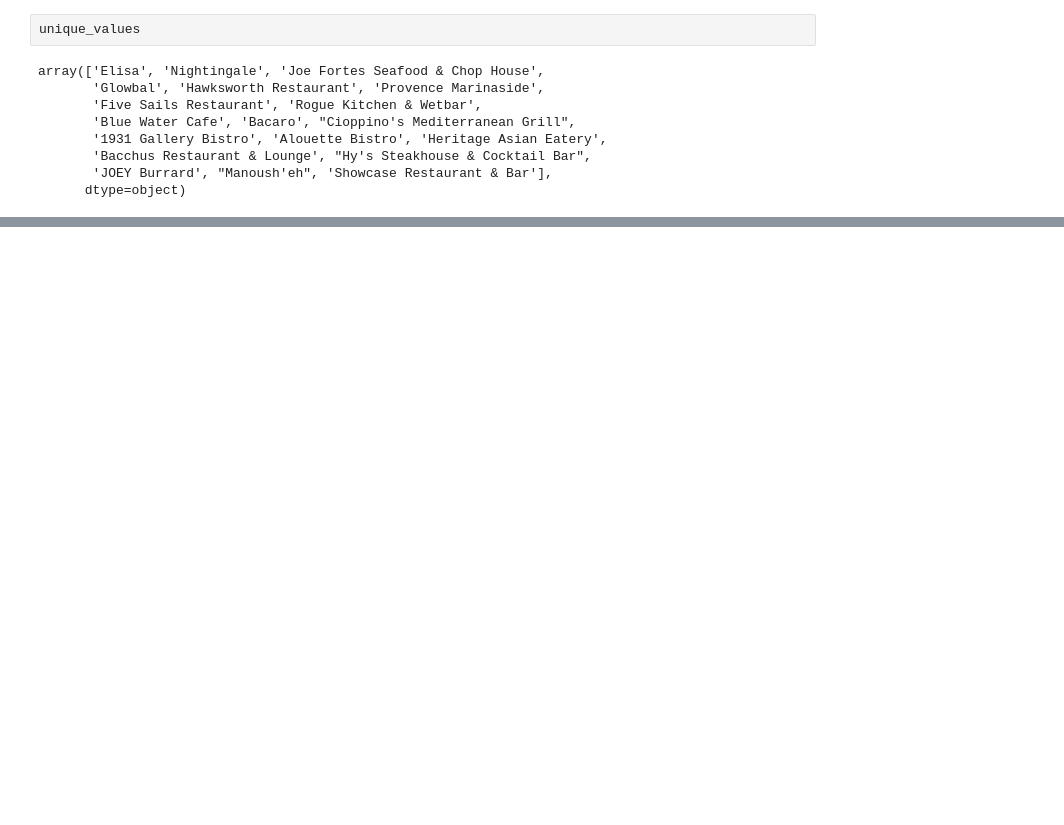
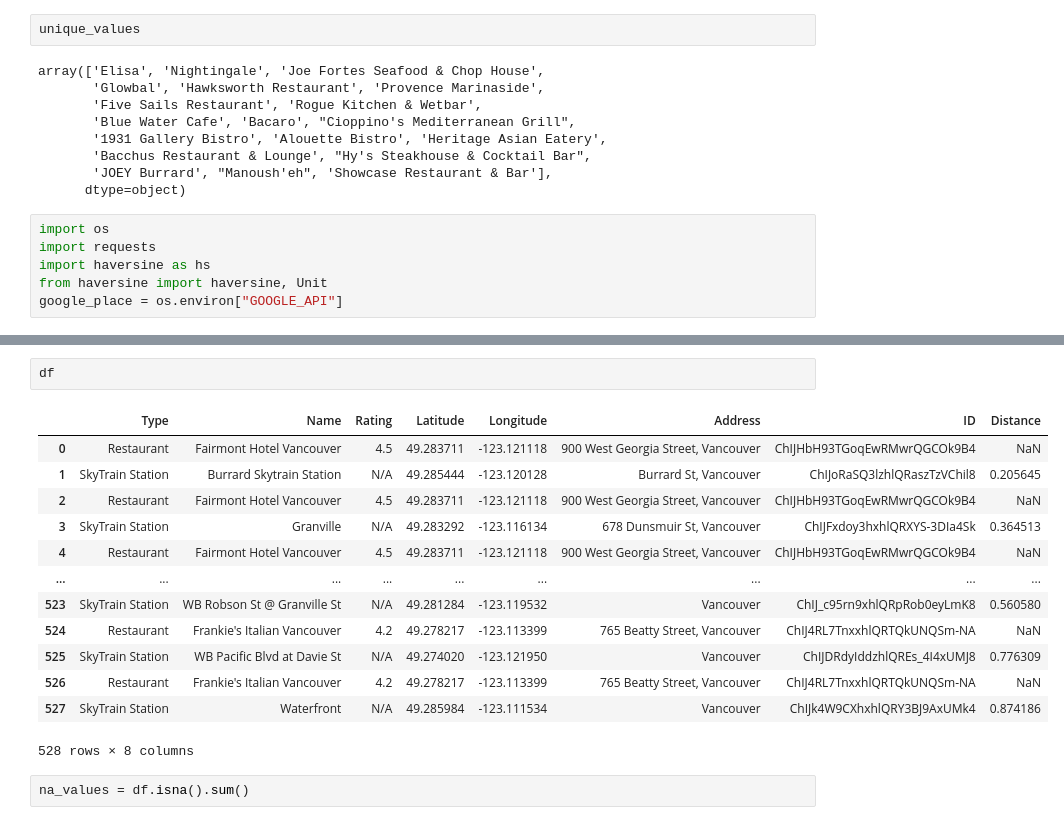
Before and after one commit to BNDT4Sen/Mid-Term-Project-Competitor-Analysis, a Jupyter notebook: API_Data/Combinned_Venues.ipynb, the cells around one changed output, grey strips where cells are left out. Cells and saved outputs as stored; diff of their text form; blank space fills up the shorter version.

```diff
--- a/API_Data/Combinned_Venues.ipynb
+++ b/API_Data/Combinned_Venues.ipynb
@@ -60,3 +62,9 @@ array(['Elisa', 'Nightingale', 'Joe Fortes Seafood & Chop House',
        'Bacchus Restaurant & Lounge', "Hy's Steakhouse & Cocktail Bar",
        'JOEY Burrard', "Manoush'eh", 'Showcase Restaurant & Bar'],
       dtype=object)
+# %%
+import os
+import requests
+import haversine as hs
+from haversine import haversine, Unit
+google_place = os.environ["GOOGLE_API"]
@@ -62,0 +168,18 @@ array(['Elisa', 'Nightingale', 'Joe Fortes Seafood & Chop House',
+# %%
+df
+# %% [output]
+|  | Type | Name | Rating | Latitude | Longitude | Address | ID | Distance |
+| 0 | Restaurant | Fairmont Hotel Vancouver | 4.5 | 49.283711 | -123.121118 | 900 West Georgia Street, Vancouver | ChIJHbH93TGoqEwRMwrQGCOk9B4 | NaN |
+| 1 | SkyTrain Station | Burrard Skytrain Station | N/A | 49.285444 | -123.120128 | Burrard St, Vancouver | ChIJoRaSQ3lzhlQRaszTzVChil8 | 0.205645 |
+| 2 | Restaurant | Fairmont Hotel Vancouver | 4.5 | 49.283711 | -123.121118 | 900 West Georgia Street, Vancouver | ChIJHbH93TGoqEwRMwrQGCOk9B4 | NaN |
+| 3 | SkyTrain Station | Granville | N/A | 49.283292 | -123.116134 | 678 Dunsmuir St, Vancouver | ChIJFxdoy3hxhlQRXYS-3DIa4Sk | 0.364513 |
+| 4 | Restaurant | Fairmont Hotel Vancouver | 4.5 | 49.283711 | -123.121118 | 900 West Georgia Street, Vancouver | ChIJHbH93TGoqEwRMwrQGCOk9B4 | NaN |
+| ... | ... | ... | ... | ... | ... | ... | ... | ... |
+| 523 | SkyTrain Station | WB Robson St @ Granville St | N/A | 49.281284 | -123.119532 | Vancouver | ChIJ_c95rn9xhlQRpRob0eyLmK8 | 0.560580 |
+| 524 | Restaurant | Frankie's Italian Vancouver | 4.2 | 49.278217 | -123.113399 | 765 Beatty Street, Vancouver | ChIJ4RL7TnxxhlQRTQkUNQSm-NA | NaN |
+| 525 | SkyTrain Station | WB Pacific Blvd at Davie St | N/A | 49.274020 | -123.121950 | Vancouver | ChIJDRdyIddzhlQREs_4I4xUMJ8 | 0.776309 |
+| 526 | Restaurant | Frankie's Italian Vancouver | 4.2 | 49.278217 | -123.113399 | 765 Beatty Street, Vancouver | ChIJ4RL7TnxxhlQRTQkUNQSm-NA | NaN |
+| 527 | SkyTrain Station | Waterfront | N/A | 49.285984 | -123.111534 | Vancouver | ChIJk4W9CXhxhlQRY3BJ9AxUMk4 | 0.874186 |
+528 rows × 8 columns
+# %%
+na_values = df.isna().sum()
```
Also changed, not shown: parts of 9 cells of this notebook, 5 other files.
